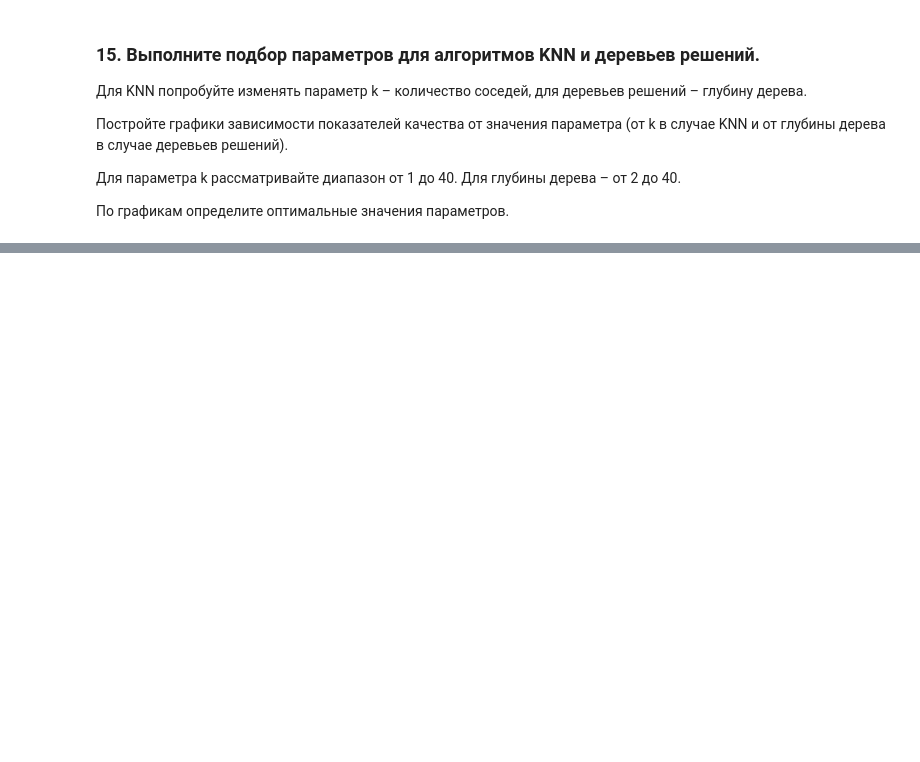
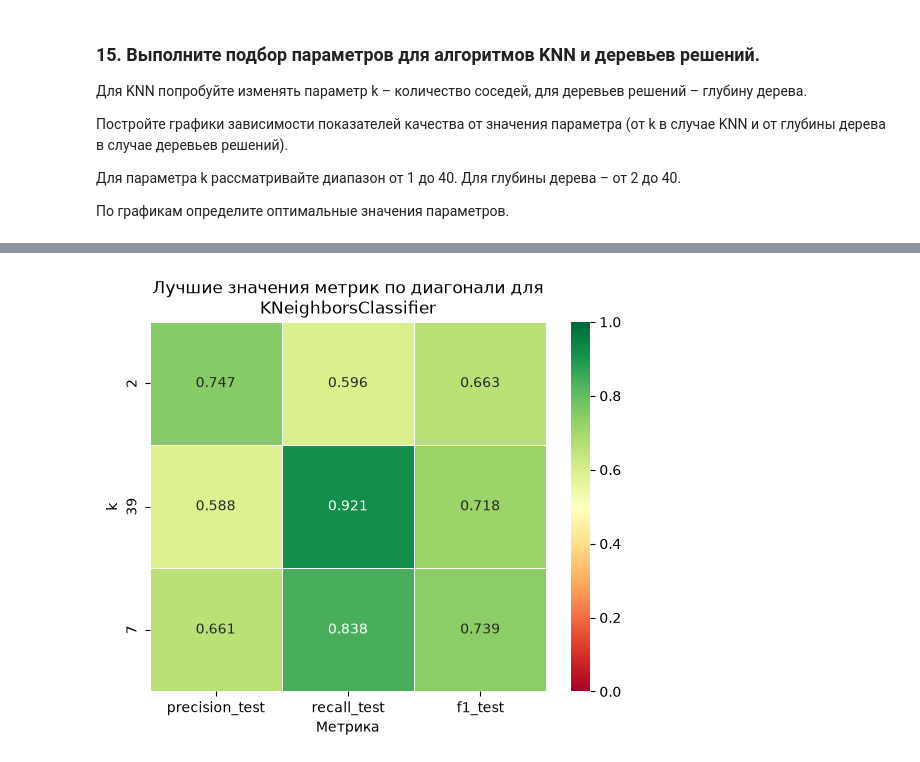
Before and after one commit to vl4xd/pstu-data-analysis-technologies, a Jupyter notebook: lab_work_7/solution.ipynb, the cells around one changed output, grey strips where cells are left out. Saved outputs shown, nothing was run; the diff lists cells and outputs as text; code cells hidden in the pictures; blank space fills up the shorter version.

```diff
--- a/lab_work_7/solution.ipynb
+++ b/lab_work_7/solution.ipynb
@@ -583,0 +624,25 @@ print(json.dumps(reports, indent=4))
+# %%
+metric_cols = ['precision_test', 'recall_test', 'f1_test']
+filt_neigh_precision = neigh_k_search_df['precision_test'] == neigh_k_search_df['precision_test'].max()
+filt_neigh_recall = neigh_k_search_df['recall_test'] == neigh_k_search_df['recall_test'].max()
+filt_neigh_f1 = neigh_k_search_df['f1_test'] == neigh_k_search_df['f1_test'].max()
+filt_neigh = filt_neigh_precision | filt_neigh_recall | filt_neigh_f1
+best_neigh_k_test = neigh_k_search_df[filt_neigh][['k', 'precision_test', 'recall_test', 'f1_test']]
+best_k = [neigh_k_search_df.loc[neigh_k_search_df[col].idxmax(), 'k'] for col in metric_cols]
+neigh_k_search_df = neigh_k_search_df.set_index('k').loc[best_k, metric_cols]
+
+sns.heatmap(
+    neigh_k_search_df,
+    annot=True,
+    fmt='.3f',
+    cmap='RdYlGn',
+    vmin=0,
+    vmax=1,
+    linewidths=0.5
+)
+plt.title('Лучшие значения метрик по диагонали для\nKNeighborsClassifier')
+plt.xlabel('Метрика')
+plt.ylabel('k')
+plt.show()
+# %% [output]
+[figure, added]
```
Also changed, not shown: parts of 5 cells of this notebook, 2 other files.
